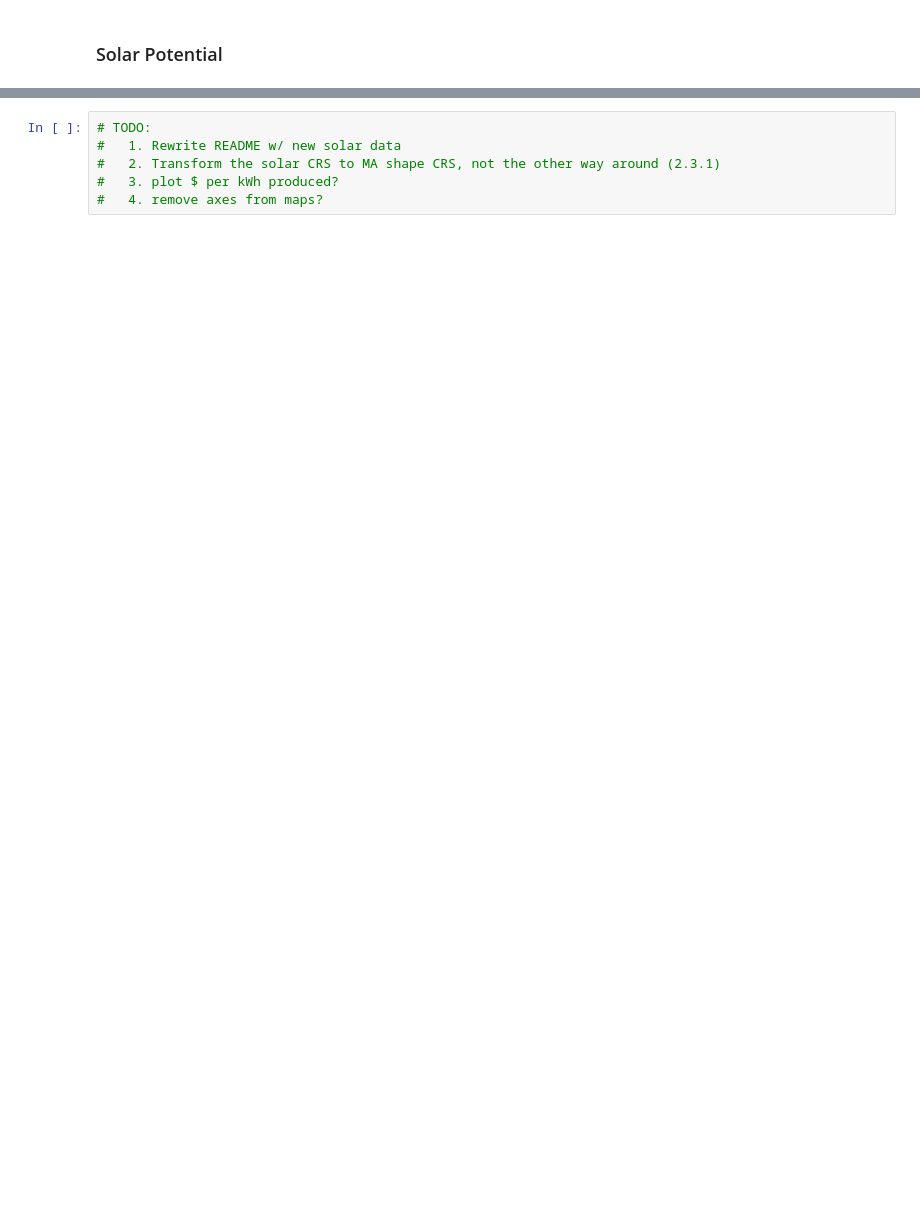
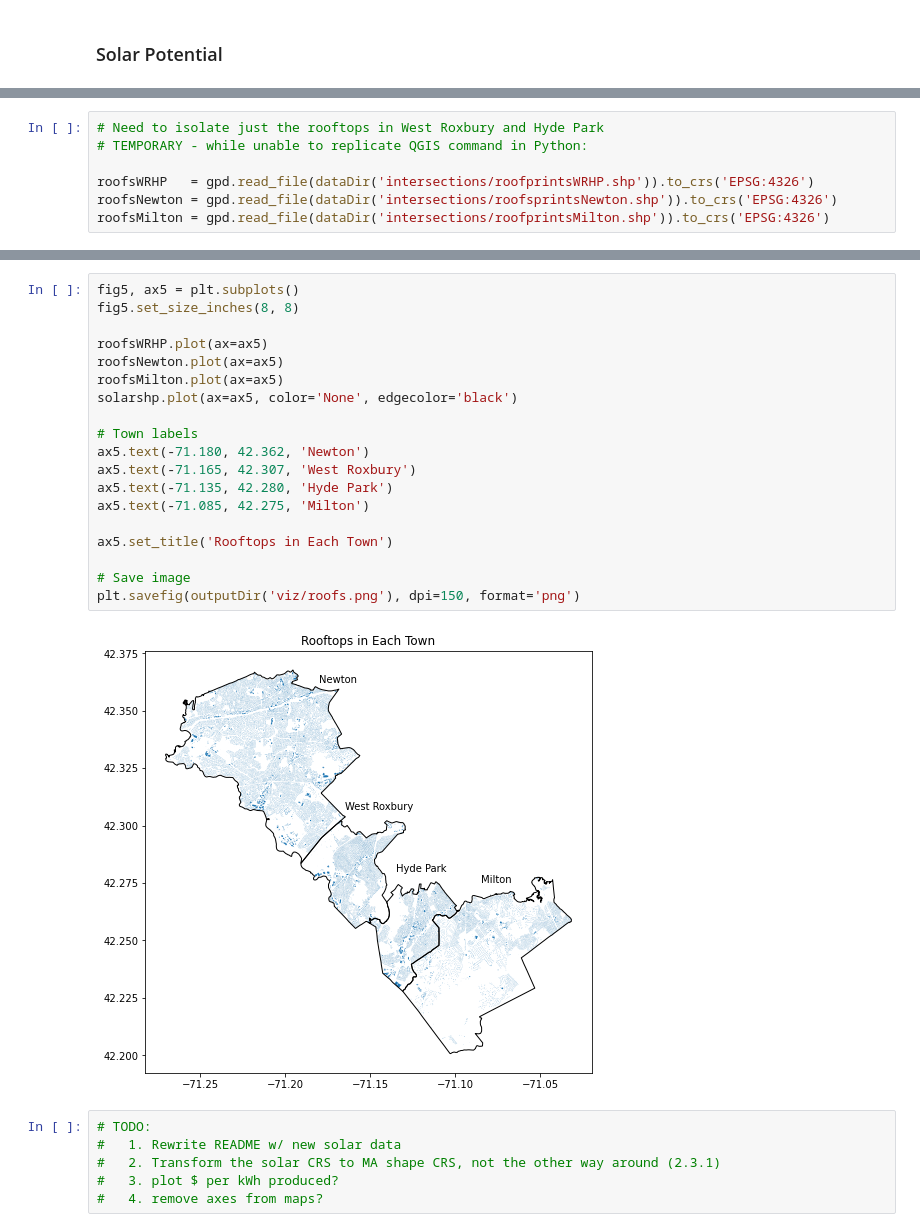
Before and after one commit to ghostpress/ma-solar, a Jupyter notebook: code/initViz.ipynb, the cells around one changed output, grey strips where cells are left out. Saved outputs shown, nothing was run; the diff lists cells and outputs as text; blank space fills up the shorter version.

```diff
--- a/code/initViz.ipynb
+++ b/code/initViz.ipynb
@@ -596,0 +547,7 @@ plt.savefig(outputDir('viz/roofs.png'), dpi=150, format='png')
+# %%
+# Need to isolate just the rooftops in West Roxbury and Hyde Park
+# TEMPORARY - while unable to replicate QGIS command in Python:
+
+roofsWRHP   = gpd.read_file(dataDir('intersections/roofprintsWRHP.shp')).to_crs('EPSG:4326')
+roofsNewton = gpd.read_file(dataDir('intersections/roofsprintsNewton.shp')).to_crs('EPSG:4326')
+roofsMilton = gpd.read_file(dataDir('intersections/roofprintsMilton.shp')).to_crs('EPSG:4326')
@@ -597,3 +568,24 @@ plt.savefig(outputDir('viz/roofs.png'), dpi=150, format='png')
+# %%
+fig5, ax5 = plt.subplots()
+fig5.set_size_inches(8, 8)
+
+roofsWRHP.plot(ax=ax5)
+roofsNewton.plot(ax=ax5)
+roofsMilton.plot(ax=ax5)
+solarshp.plot(ax=ax5, color='None', edgecolor='black')
+
+# Town labels
+ax5.text(-71.180, 42.362, 'Newton')
+ax5.text(-71.165, 42.307, 'West Roxbury')
+ax5.text(-71.135, 42.280, 'Hyde Park')
+ax5.text(-71.085, 42.275, 'Milton')
+
+ax5.set_title('Rooftops in Each Town')
+
+# Save image
+plt.savefig(outputDir('viz/roofs.png'), dpi=150, format='png')
+# %% [output]
+[figure, added]
 # %%
 # TODO:
 #   1. Rewrite README w/ new solar data
```
Also changed, not shown: parts of 44 cells of this notebook, 3 other files.
